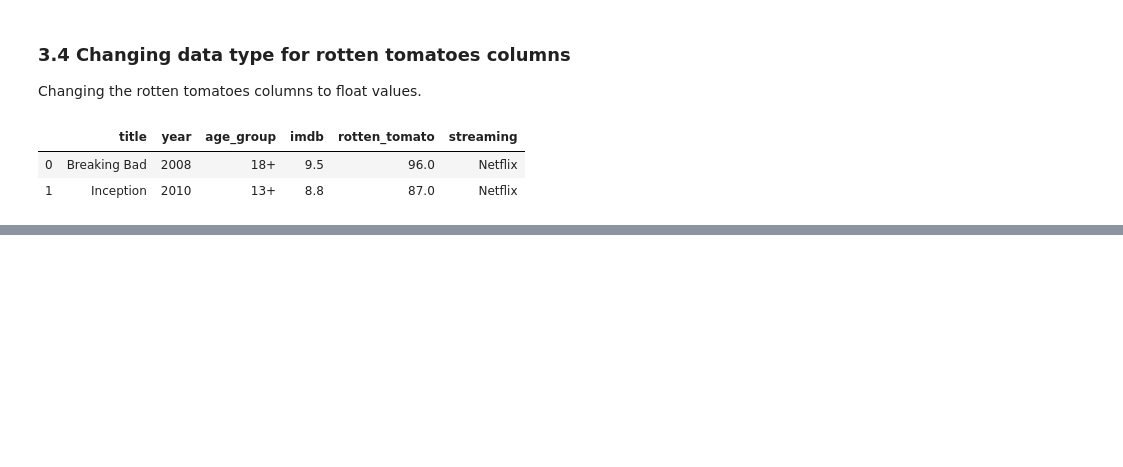
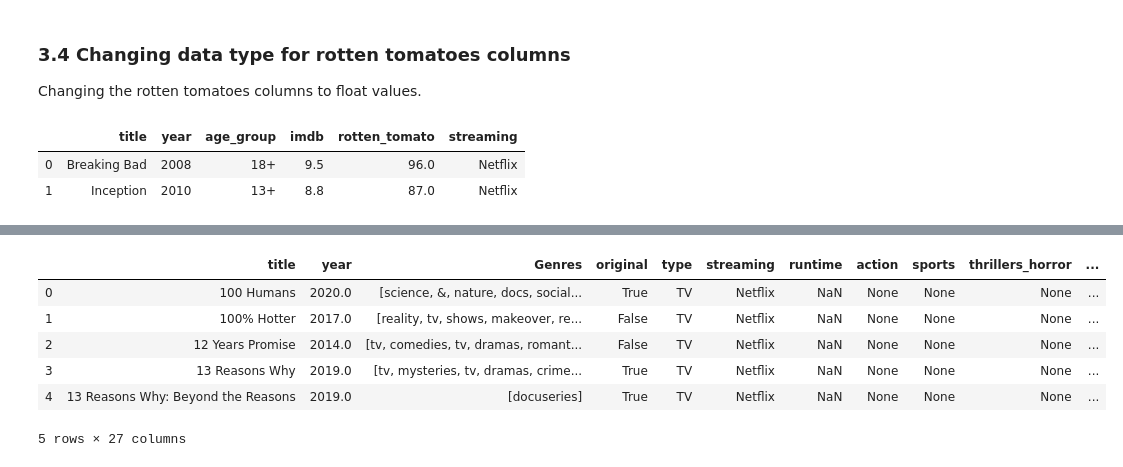
Before and after one commit to srinivasayer4/Netflix-and-Prime-Video-Comparison, a Jupyter notebook: Online Streaming Analysis.ipynb, the cells around one changed output, grey strips where cells are left out. Saved outputs shown, nothing was run; the diff lists cells and outputs as text; code cells hidden in the pictures; blank space fills up the shorter version.

Commit message:
updated the data wrangling steps
updated the data wrangling steps to clean the data

```diff
--- a/Online Streaming Analysis.ipynb
+++ b/Online Streaming Analysis.ipynb
@@ -282,0 +396,21 @@ array(['18+', '13+', '7+', '16+', nan, 'all'], dtype=object)
+# %%
+# Formatting the Genre column  to a lowercase and splitting it into a list of spaces
+df_genre['Genres']= df_genre['Genres'].apply(lambda x: str(x).lower().split(' ') )
+# %%
+# Adding new columns for each of the genre categories
+for i in genre_dic.keys():
+    df_genre[i]= None
+
+# Function that changes the coresponding genre column value to 1 for each genre found in the Genres column
+
+def genre_col_func(genre_data):
+    """Function that changes the coresponding genre column value to 1 for each genre found in the
+    Genres column
+    Output: None"""
+    global index
+
+    for gd in genre_data: # Iterating through the Genres list for a row
+        for gd_key in genre_dic.keys():  # Checking which key has its value matching with Genre word
+            if gd in genre_dic[gd_key]:
+                df_genre.loc[index, gd_key]=1    # updating the respective Genre column value to 1 if a match is found
+    index +=1
@@ -282,0 +439,12 @@ array(['18+', '13+', '7+', '16+', nan, 'all'], dtype=object)
+# %%
+# Renaming few columns in df_genre
+df_genre.rename(columns={'Runtime (mins)':'runtime','Title':'title', 'Year of release':'year'}, inplace= True)
+df_genre.head()
+# %% [output]
+|  | title | year | Genres | original | type | streaming | runtime | action | sports | thrillers_horror | ... |
+| 0 | 100 Humans | 2020.0 | [science, &, nature, docs, social... | True | TV | Netflix | NaN | None | None | None | ... |
+| 1 | 100% Hotter | 2017.0 | [reality, tv, shows, makeover, re... | False | TV | Netflix | NaN | None | None | None | ... |
+| 2 | 12 Years Promise | 2014.0 | [tv, comedies, tv, dramas, romant... | False | TV | Netflix | NaN | None | None | None | ... |
+| 3 | 13 Reasons Why | 2019.0 | [tv, mysteries, tv, dramas, crime... | True | TV | Netflix | NaN | None | None | None | ... |
+| 4 | 13 Reasons Why: Beyond the Reasons | 2019.0 | [docuseries] | True | TV | Netflix | NaN | None | None | None | ... |
+5 rows × 27 columns
```
Also changed, not shown: parts of 51 cells of this notebook.
